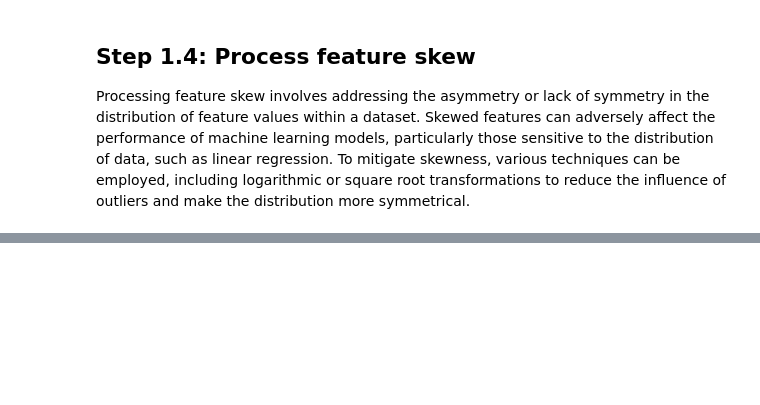
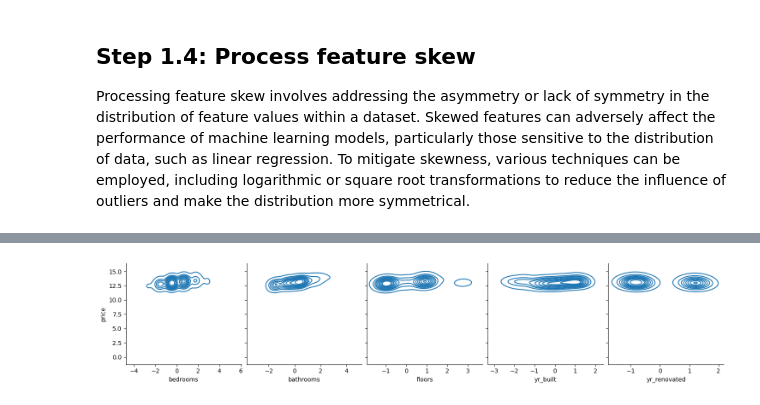
Before and after one commit to sumitdas9706563464-ux/house_price_predection, a Jupyter notebook: need/house_price_predection_analysis.ipynb, the cells around one changed output, grey strips where cells are left out. Saved outputs shown, nothing was run; the diff lists cells and outputs as text; code cells hidden in the pictures; blank space fills up the shorter version.

```diff
--- a/need/house_price_predection_analysis.ipynb
+++ b/need/house_price_predection_analysis.ipynb
@@ -506,0 +541,6 @@ def transform_non_skewed_features(df, non_skewed_features):
+# %%
+train = transform_non_skewed_features(train, non_skewed_features)
+# %%
+plot_features_correlation(train, non_skewed_features[:6], target_feature, plot_kinds=['kde'])
+# %% [output]
+[figure, added]
```
Also changed, not shown: parts of 18 cells of this notebook.
